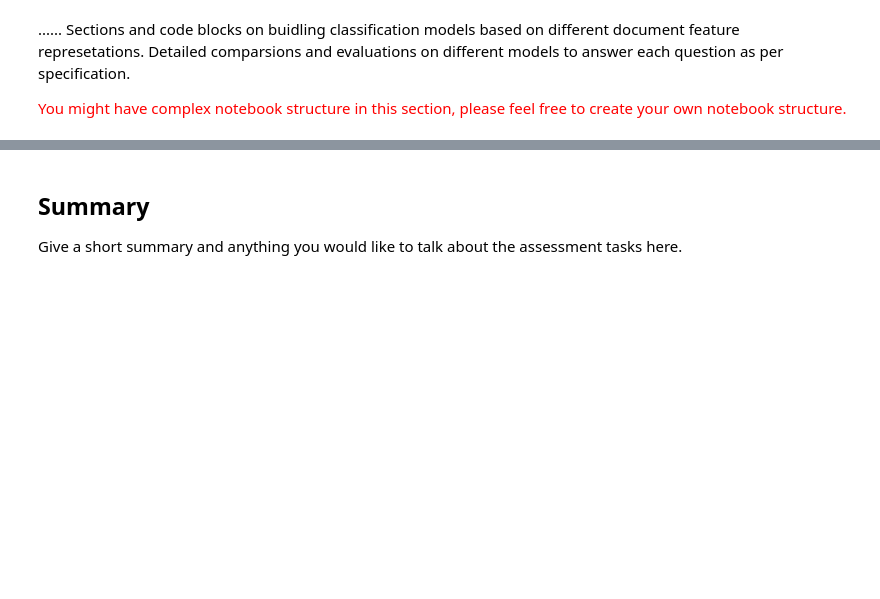
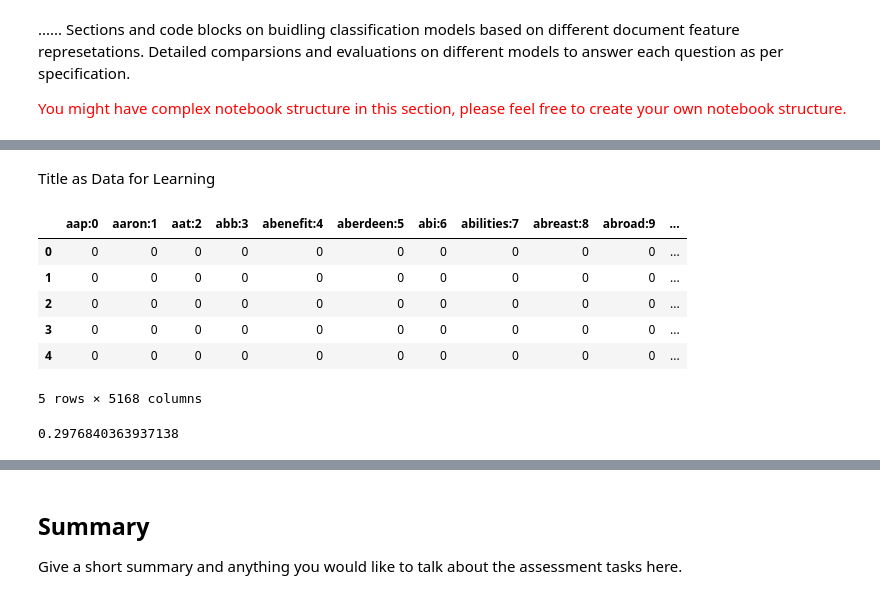
Before and after one commit to Rylan-rmit/AdvData2, a Jupyter notebook: task2_3.ipynb, the cells around one changed output, grey strips where cells are left out. Saved outputs shown, nothing was run; the diff lists cells and outputs as text; code cells hidden in the pictures; blank space fills up the shorter version.

```diff
--- a/task2_3.ipynb
+++ b/task2_3.ipynb
@@ -102,0 +146,4 @@ Detailed comparsions and evaluations on different models to answer each question
+# %%
+# Load the dataset
+df_job_ads = pd.read_csv('processed_job_ads.csv')
+df_job_ads.head()
@@ -102,0 +256,30 @@ Detailed comparsions and evaluations on different models to answer each question
+# %% [markdown]
+Title as Data for Learning
+# %%
+# Initialize CountVectorizer using the provided vocabulary
+vectorizer = CountVectorizer(vocabulary=vocab, lowercase=True, token_pattern=r'\b\w+\b')
+
+# Generate count vectors for job titles
+title_vectors = vectorizer.transform(df_job_ads['Title']).toarray()
+
+# Convert to DataFrame
+df_title_vectors = pd.DataFrame(title_vectors, columns=vocab)
+
+df_title_vectors.head()
+# %% [output]
+|  | aap:0 | aaron:1 | aat:2 | abb:3 | abenefit:4 | aberdeen:5 | abi:6 | abilities:7 | abreast:8 | abroad:9 | ... |
+| 0 | 0 | 0 | 0 | 0 | 0 | 0 | 0 | 0 | 0 | 0 | ... |
+| 1 | 0 | 0 | 0 | 0 | 0 | 0 | 0 | 0 | 0 | 0 | ... |
+| 2 | 0 | 0 | 0 | 0 | 0 | 0 | 0 | 0 | 0 | 0 | ... |
+| 3 | 0 | 0 | 0 | 0 | 0 | 0 | 0 | 0 | 0 | 0 | ... |
+| 4 | 0 | 0 | 0 | 0 | 0 | 0 | 0 | 0 | 0 | 0 | ... |
+5 rows × 5168 columns
+# %%
+# Perform 5-fold cross-validation using title vectors as features
+title_cv_scores = cross_val_score(lr_model, df_title_vectors, y, cv=5, scoring='accuracy')
+
+# Calculate the average accuracy from the 5-fold cross-validation for titles
+avg_title_accuracy = np.mean(title_cv_scores)
+avg_title_accuracy
+# %% [output]
+0.2976840363937138
```
Also changed, not shown: parts of 20 cells of this notebook, 3 other files.
